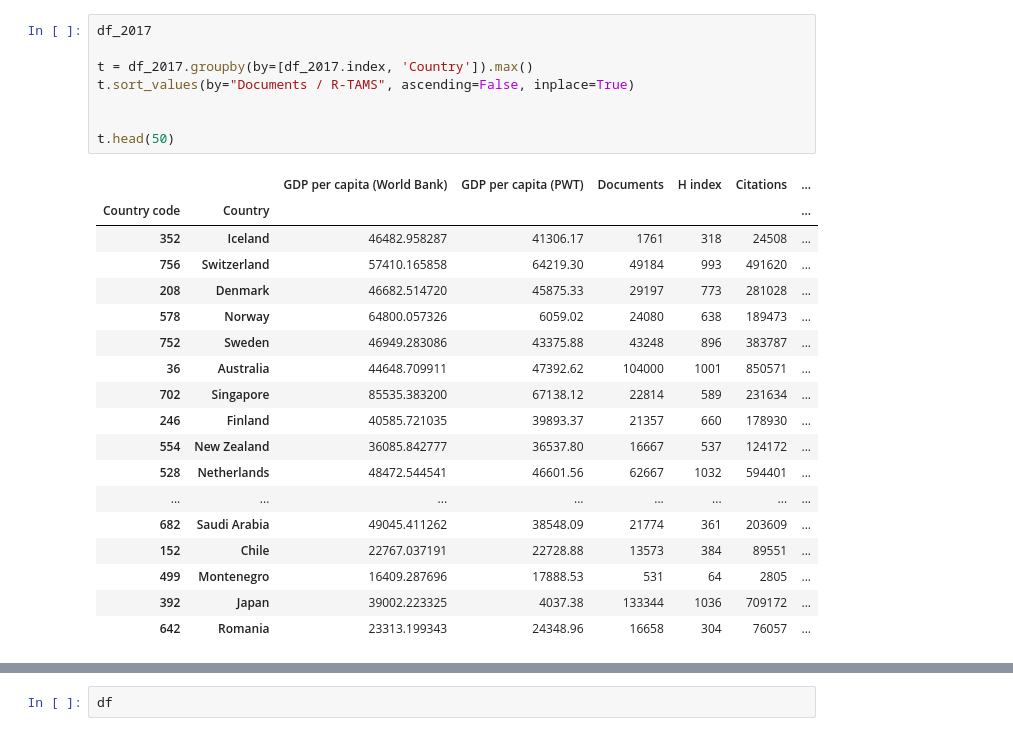
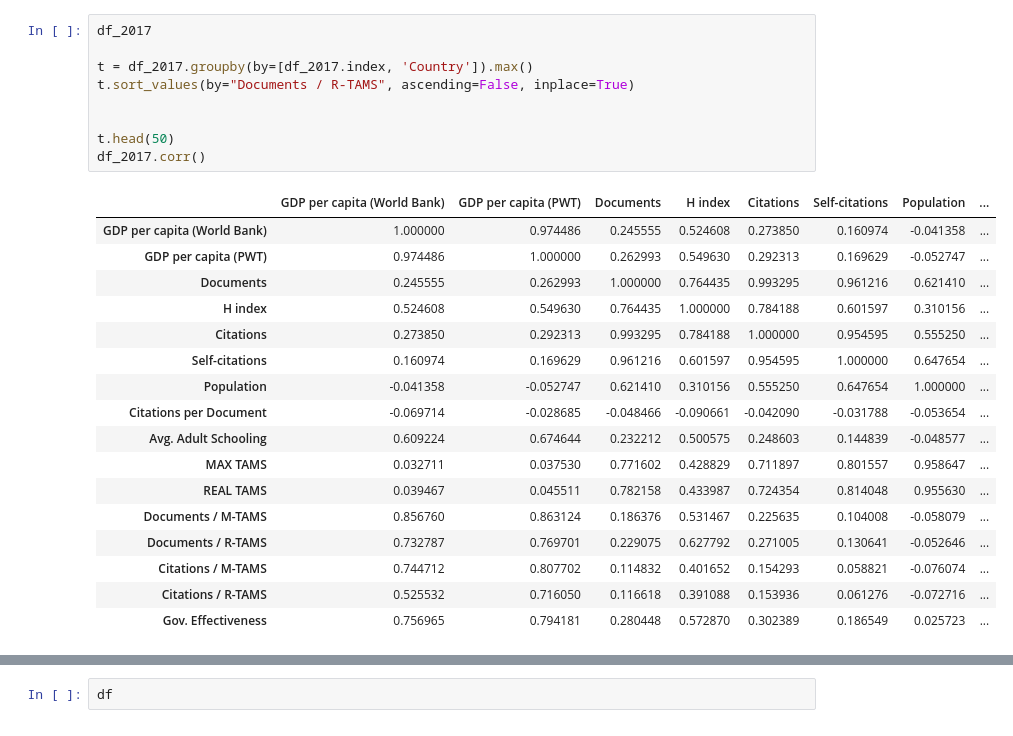
Before and after one commit to sadiogo/gdp_science, a Jupyter notebook: analyses/analyses_diogo.ipynb, the cells around one changed output, grey strips where cells are left out. Drawn from its saved outputs; the diff is of its cells as text.

```diff
--- a/analyses/analyses_diogo.ipynb
+++ b/analyses/analyses_diogo.ipynb
@@ -46,30 +46,30 @@ for i, column in enumerate(df.columns.values):
 # %%
 df_2017
 
 t = df_2017.groupby(by=[df_2017.index, 'Country']).max()
 t.sort_values(by="Documents / R-TAMS", ascending=False, inplace=True)
 
 
 t.head(50)
+df_2017.corr()
 # %% [output]
-|  |  | GDP per capita (World Bank) | GDP per capita (PWT) | Documents | H index | Citations | ... |
-| Country code | Country |  |  |  |  |  | ... |
-| 352 | Iceland | 46482.958287 | 41306.17 | 1761 | 318 | 24508 | ... |
-| 756 | Switzerland | 57410.165858 | 64219.30 | 49184 | 993 | 491620 | ... |
-| 208 | Denmark | 46682.514720 | 45875.33 | 29197 | 773 | 281028 | ... |
-| 578 | Norway | 64800.057326 | 6059.02 | 24080 | 638 | 189473 | ... |
-| 752 | Sweden | 46949.283086 | 43375.88 | 43248 | 896 | 383787 | ... |
-| 36 | Australia | 44648.709911 | 47392.62 | 104000 | 1001 | 850571 | ... |
-| 702 | Singapore | 85535.383200 | 67138.12 | 22814 | 589 | 231634 | ... |
-| 246 | Finland | 40585.721035 | 39893.37 | 21357 | 660 | 178930 | ... |
-| 554 | New Zealand | 36085.842777 | 36537.80 | 16667 | 537 | 124172 | ... |
-| 528 | Netherlands | 48472.544541 | 46601.56 | 62667 | 1032 | 594401 | ... |
-| ... | ... | ... | ... | ... | ... | ... | ... |
-| 682 | Saudi Arabia | 49045.411262 | 38548.09 | 21774 | 361 | 203609 | ... |
-| 152 | Chile | 22767.037191 | 22728.88 | 13573 | 384 | 89551 | ... |
-| 499 | Montenegro | 16409.287696 | 17888.53 | 531 | 64 | 2805 | ... |
-| 392 | Japan | 39002.223325 | 4037.38 | 133344 | 1036 | 709172 | ... |
-| 642 | Romania | 23313.199343 | 24348.96 | 16658 | 304 | 76057 | ... |
+|  | GDP per capita (World Bank) | GDP per capita (PWT) | Documents | H index | Citations | Self-citations | Population | ... |
+| GDP per capita (World Bank) | 1.000000 | 0.974486 | 0.245555 | 0.524608 | 0.273850 | 0.160974 | -0.041358 | ... |
+| GDP per capita (PWT) | 0.974486 | 1.000000 | 0.262993 | 0.549630 | 0.292313 | 0.169629 | -0.052747 | ... |
+| Documents | 0.245555 | 0.262993 | 1.000000 | 0.764435 | 0.993295 | 0.961216 | 0.621410 | ... |
+| H index | 0.524608 | 0.549630 | 0.764435 | 1.000000 | 0.784188 | 0.601597 | 0.310156 | ... |
+| Citations | 0.273850 | 0.292313 | 0.993295 | 0.784188 | 1.000000 | 0.954595 | 0.555250 | ... |
+| Self-citations | 0.160974 | 0.169629 | 0.961216 | 0.601597 | 0.954595 | 1.000000 | 0.647654 | ... |
+| Population | -0.041358 | -0.052747 | 0.621410 | 0.310156 | 0.555250 | 0.647654 | 1.000000 | ... |
+| Citations per Document | -0.069714 | -0.028685 | -0.048466 | -0.090661 | -0.042090 | -0.031788 | -0.053654 | ... |
+| Avg. Adult Schooling | 0.609224 | 0.674644 | 0.232212 | 0.500575 | 0.248603 | 0.144839 | -0.048577 | ... |
+| MAX TAMS | 0.032711 | 0.037530 | 0.771602 | 0.428829 | 0.711897 | 0.801557 | 0.958647 | ... |
+| REAL TAMS | 0.039467 | 0.045511 | 0.782158 | 0.433987 | 0.724354 | 0.814048 | 0.955630 | ... |
+| Documents / M-TAMS | 0.856760 | 0.863124 | 0.186376 | 0.531467 | 0.225635 | 0.104008 | -0.058079 | ... |
+| Documents / R-TAMS | 0.732787 | 0.769701 | 0.229075 | 0.627792 | 0.271005 | 0.130641 | -0.052646 | ... |
+| Citations / M-TAMS | 0.744712 | 0.807702 | 0.114832 | 0.401652 | 0.154293 | 0.058821 | -0.076074 | ... |
+| Citations / R-TAMS | 0.525532 | 0.716050 | 0.116618 | 0.391088 | 0.153936 | 0.061276 | -0.072716 | ... |
+| Gov. Effectiveness | 0.756965 | 0.794181 | 0.280448 | 0.572870 | 0.302389 | 0.186549 | 0.025723 | ... |
 # %%
 df_2007_2017.corr()
 # %% [output]
```
Also changed, not shown: parts of 4 cells of this notebook, 5 other files.
